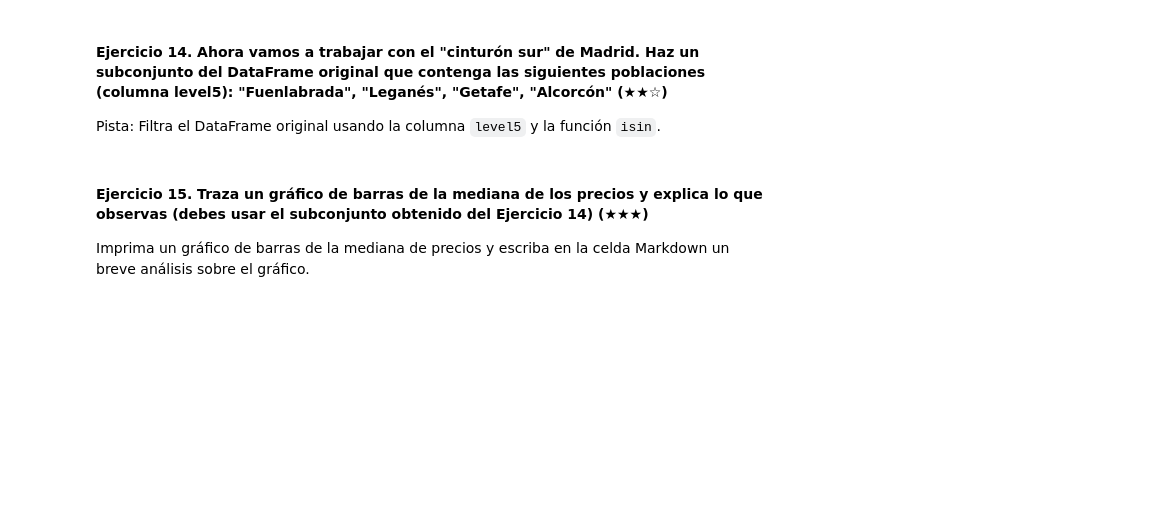
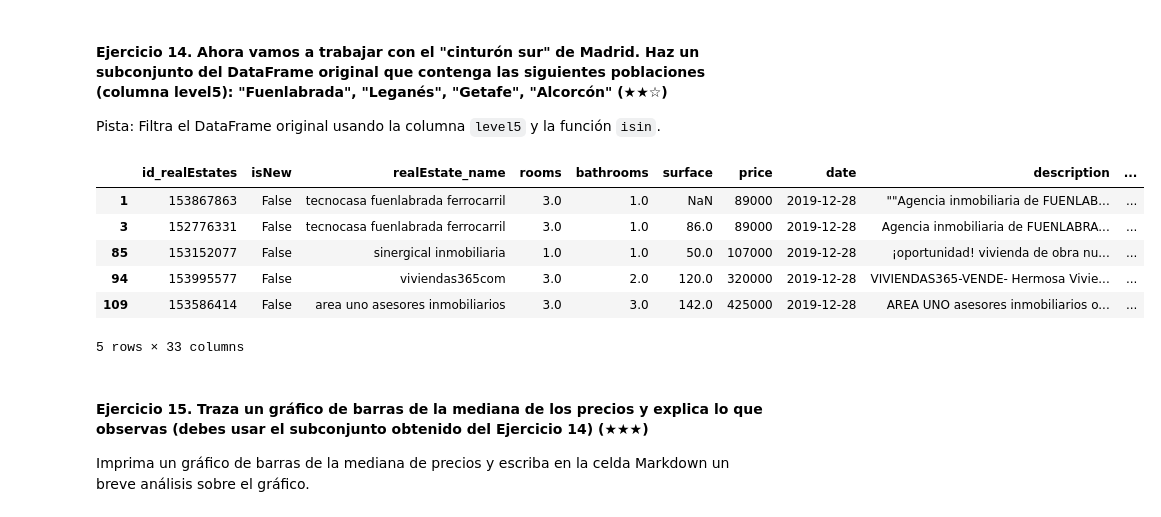
Before and after one commit to remelop03/realestate-datacleanup-exercise, a Jupyter notebook: project.es.ipynb, the cells around one changed output. Drawn from its saved outputs; the diff is of its cells as text; code cells hidden in the pictures; blank space fills up the shorter version.

```diff
--- a/project.es.ipynb
+++ b/project.es.ipynb
@@ -414,7 +414,16 @@ La población (columna level5) que contiene la mayor cantidad de casas es  Madri
 
 Pista: Filtra el DataFrame original usando la columna `level5` y la función `isin`.
 # %%
-# TODO
+south_belt = data[data['level5'].isin(["Fuenlabrada", "Leganés", "Getafe", "Alcorcón"])]
+south_belt.head()
+# %% [output]
+|  | id_realEstates | isNew | realEstate_name | rooms | bathrooms | surface | price | date | description | ... |
+| 1 | 153867863 | False | tecnocasa fuenlabrada ferrocarril | 3.0 | 1.0 | NaN | 89000 | 2019-12-28 | ""Agencia inmobiliaria de FUENLAB... | ... |
+| 3 | 152776331 | False | tecnocasa fuenlabrada ferrocarril | 3.0 | 1.0 | 86.0 | 89000 | 2019-12-28 | Agencia inmobiliaria de FUENLABRA... | ... |
+| 85 | 153152077 | False | sinergical inmobiliaria | 1.0 | 1.0 | 50.0 | 107000 | 2019-12-28 | ¡oportunidad! vivienda de obra nu... | ... |
+| 94 | 153995577 | False | viviendas365com | 3.0 | 2.0 | 120.0 | 320000 | 2019-12-28 | VIVIENDAS365-VENDE- Hermosa Vivie... | ... |
+| 109 | 153586414 | False | area uno asesores inmobiliarios | 3.0 | 3.0 | 142.0 | 425000 | 2019-12-28 | AREA UNO asesores inmobiliarios o... | ... |
+5 rows × 33 columns
 # %% [markdown]
 #### Ejercicio 15. Traza un gráfico de barras de la mediana de los precios y explica lo que observas (debes usar el subconjunto obtenido del Ejercicio 14) (★★★)
 
```
Also changed, not shown: parts of 14 cells of this notebook.
